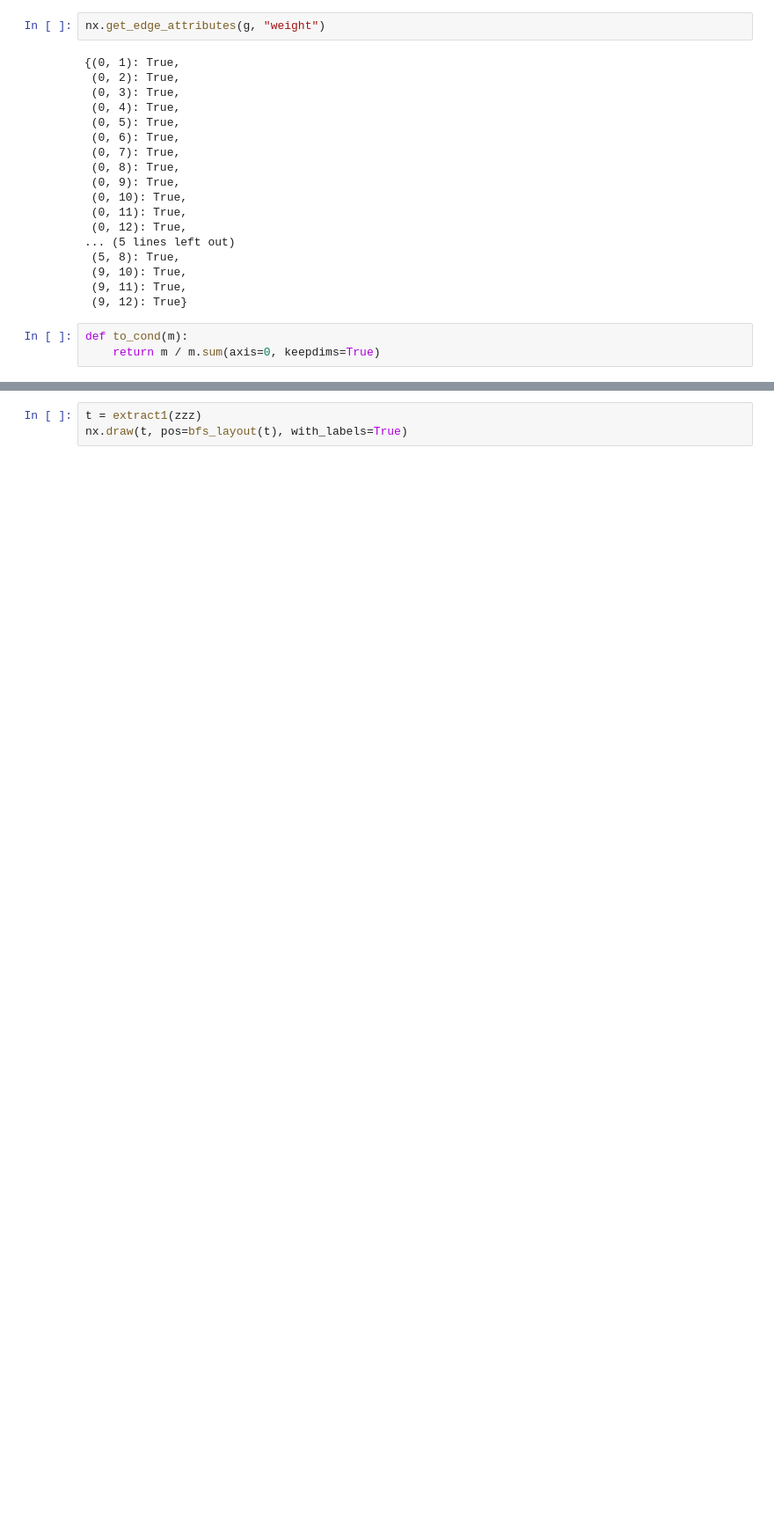
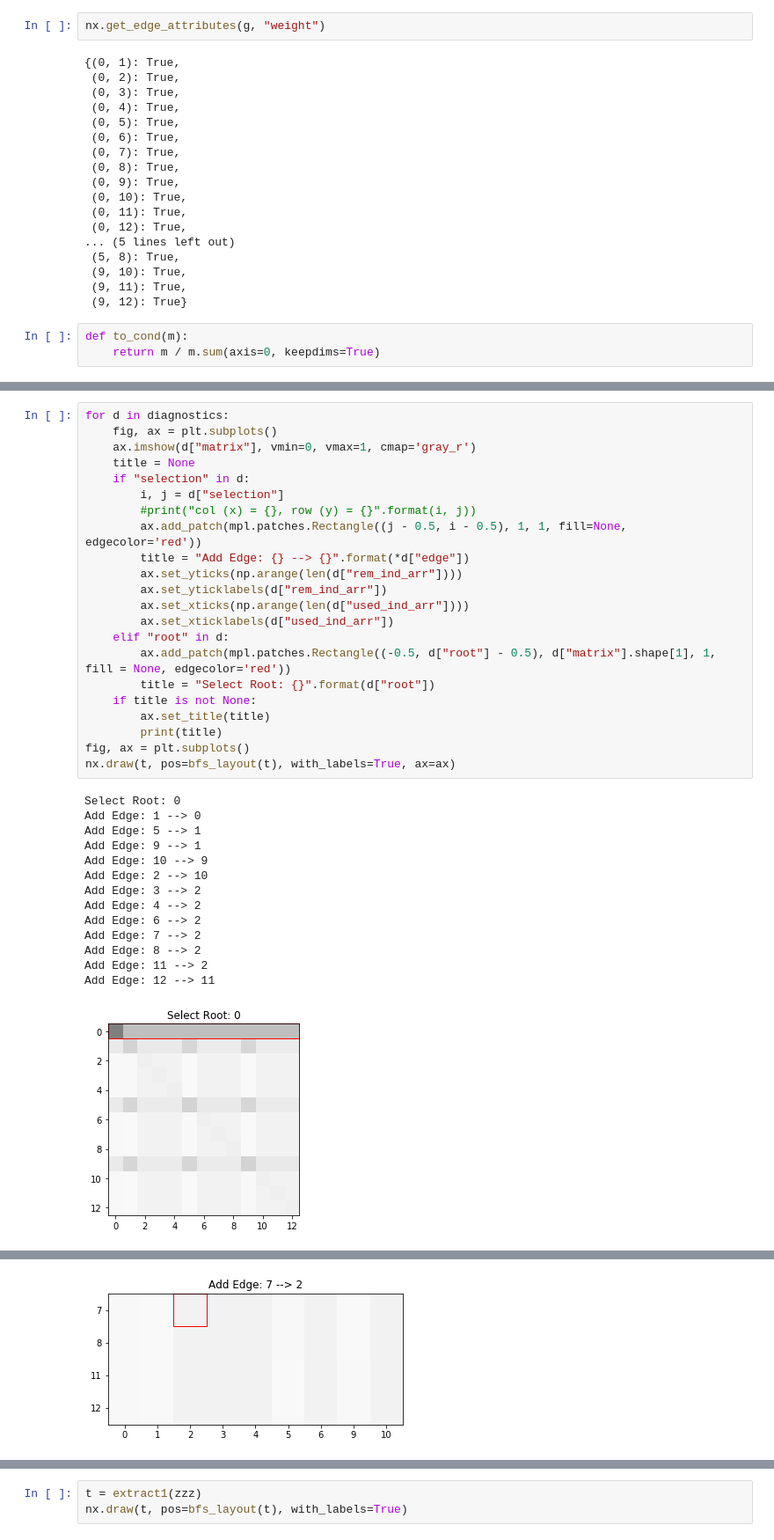
Before and after one commit to aleveren/ucsd-research, a Jupyter notebook: simple-hier-topic-model/topic_cooccurrence.ipynb, the cells around one changed output, grey strips where cells are left out. Shown at 88% size. Saved outputs shown, nothing was run; the diff lists cells and outputs as text; blank space fills up the shorter version.

```diff
--- a/simple-hier-topic-model/topic_cooccurrence.ipynb
+++ b/simple-hier-topic-model/topic_cooccurrence.ipynb
@@ -710,0 +691,37 @@ for d in diagnostics:
+# %%
+for d in diagnostics:
+    fig, ax = plt.subplots()
+    ax.imshow(d["matrix"], vmin=0, vmax=1, cmap='gray_r')
+    title = None
+    if "selection" in d:
+        i, j = d["selection"]
+        #print("col (x) = {}, row (y) = {}".format(i, j))
+        ax.add_patch(mpl.patches.Rectangle((j - 0.5, i - 0.5), 1, 1, fill=None, edgecolor='red'))
+        title = "Add Edge: {} --> {}".format(*d["edge"])
+        ax.set_yticks(np.arange(len(d["rem_ind_arr"])))
+        ax.set_yticklabels(d["rem_ind_arr"])
+        ax.set_xticks(np.arange(len(d["used_ind_arr"])))
+        ax.set_xticklabels(d["used_ind_arr"])
+    elif "root" in d:
+        ax.add_patch(mpl.patches.Rectangle((-0.5, d["root"] - 0.5), d["matrix"].shape[1], 1, fill = None, edgecolor='red'))
+        title = "Select Root: {}".format(d["root"])
+    if title is not None:
+        ax.set_title(title)
+        print(title)
+fig, ax = plt.subplots()
+nx.draw(t, pos=bfs_layout(t), with_labels=True, ax=ax)
+# %% [output]
+Select Root: 0
+Add Edge: 1 --> 0
+Add Edge: 5 --> 1
+Add Edge: 9 --> 1
+Add Edge: 10 --> 9
+Add Edge: 2 --> 10
+Add Edge: 3 --> 2
+Add Edge: 4 --> 2
+Add Edge: 6 --> 2
+Add Edge: 7 --> 2
+Add Edge: 8 --> 2
+Add Edge: 11 --> 2
+Add Edge: 12 --> 11
+[figure, added]
@@ -710,0 +736 @@ for d in diagnostics:
+[figure, added]
```
Also changed, not shown: parts of 7 cells of this notebook.
